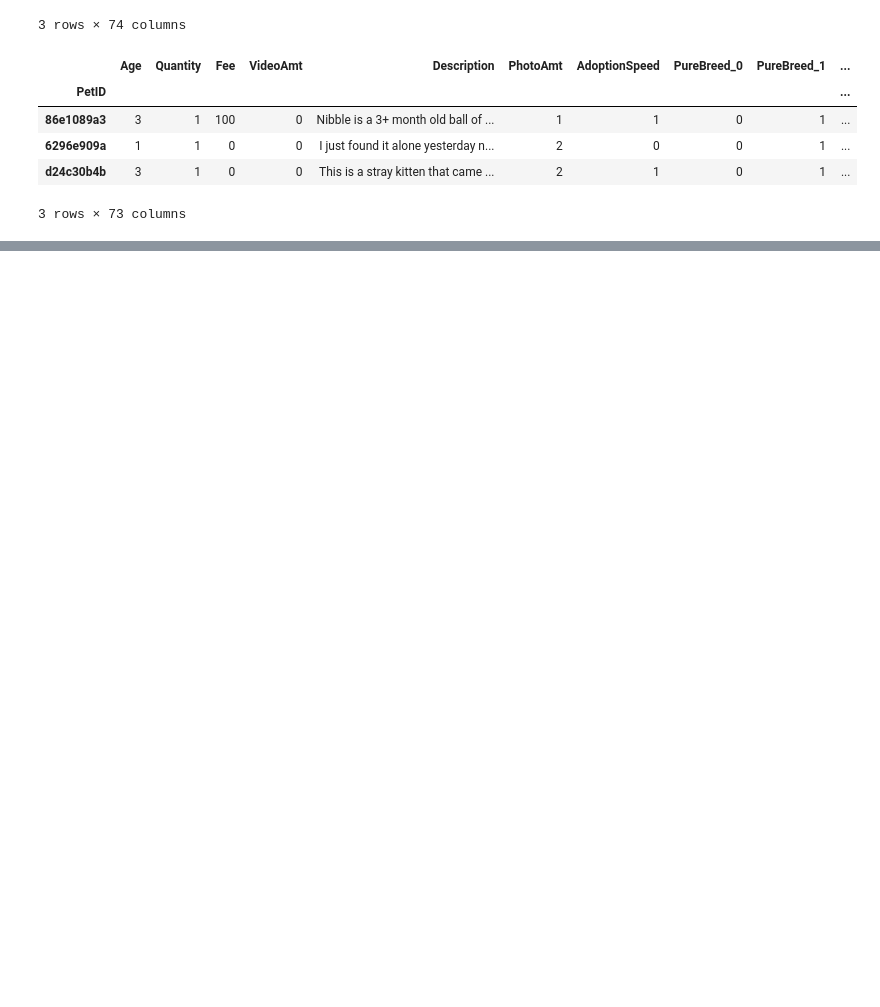
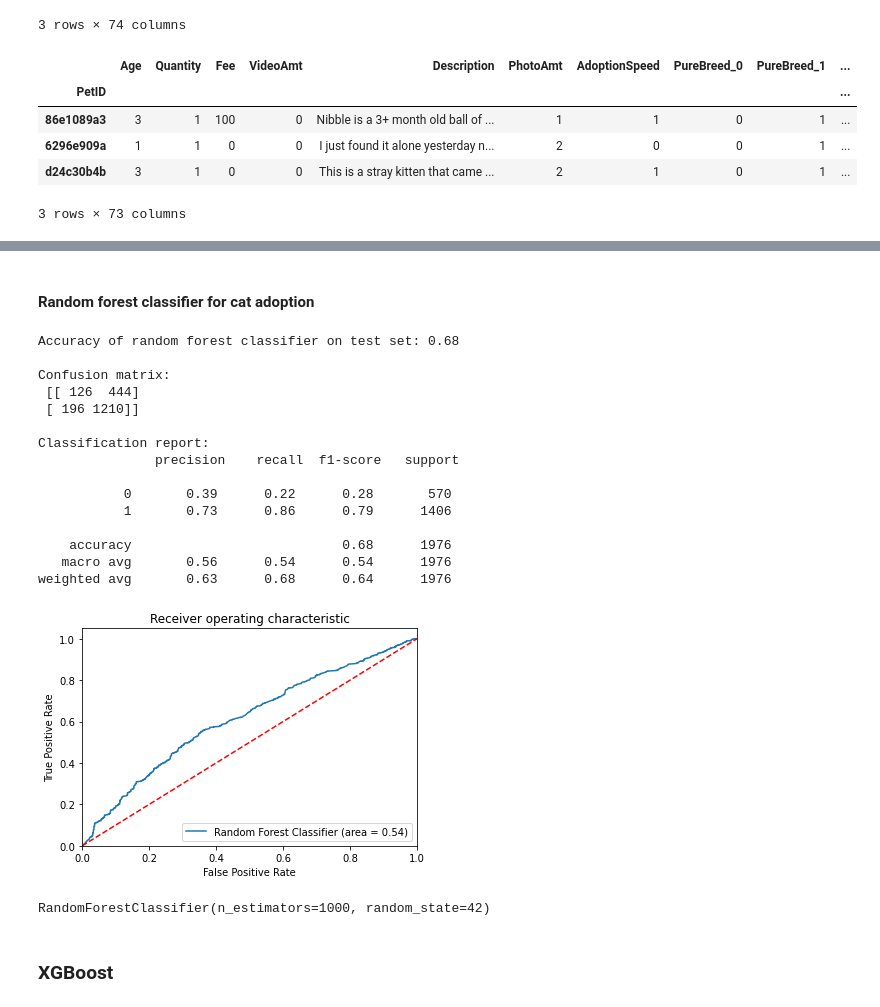
Before and after one commit to simonatso/pet-adoption, a Jupyter notebook: Data Modeling.ipynb, the cells around one changed output, grey strips where cells are left out. Drawn from its saved outputs; the diff is of its cells as text; code cells hidden in the pictures; blank space fills up the shorter version.

```diff
--- a/Data Modeling.ipynb
+++ b/Data Modeling.ipynb
@@ -341,11 +330,0 @@ array([[  59,  391],
-# %%
-# Instantiate model with 1000 decision trees
-rf = RandomForestClassifier(n_estimators = 1000, random_state = 42)
-# Train the model on training data
-rf.fit(X_train_cat, y_train_cat)
-
-y_pred2 = rf.predict(X_test_cat)
-
-roc2 = roc_auc_score(y_test_cat, y_pred2)
-
-roc2
@@ -372,0 +404,24 @@ RMSE: 0.441654
+# %% [markdown]
+#### Random forest classifier for cat adoption
+# %%
+run_random_forest(X_train_cat, X_test_cat, y_train_cat, y_test_cat)
+# %% [output]
+Accuracy of random forest classifier on test set: 0.68
+
+Confusion matrix:
+ [[ 126  444]
+ [ 196 1210]]
+
+Classification report:
+               precision    recall  f1-score   support
+
+           0       0.39      0.22      0.28       570
+           1       0.73      0.86      0.79      1406
+
+    accuracy                           0.68      1976
+   macro avg       0.56      0.54      0.54      1976
+weighted avg       0.63      0.68      0.64      1976
+[figure, added]
+RandomForestClassifier(n_estimators=1000, random_state=42)
+# %% [markdown]
+### XGBoost
```
Also changed, not shown: parts of 27 cells of this notebook.
